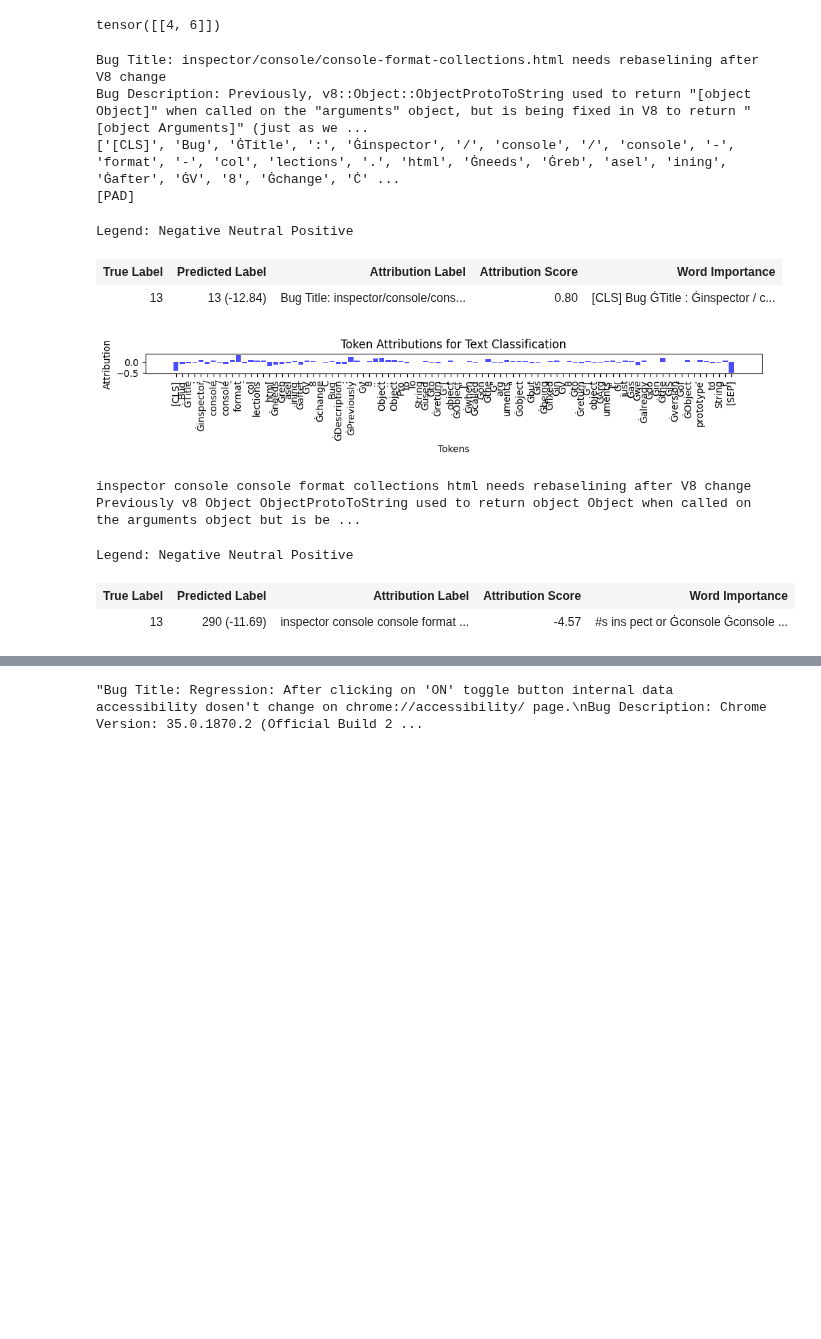
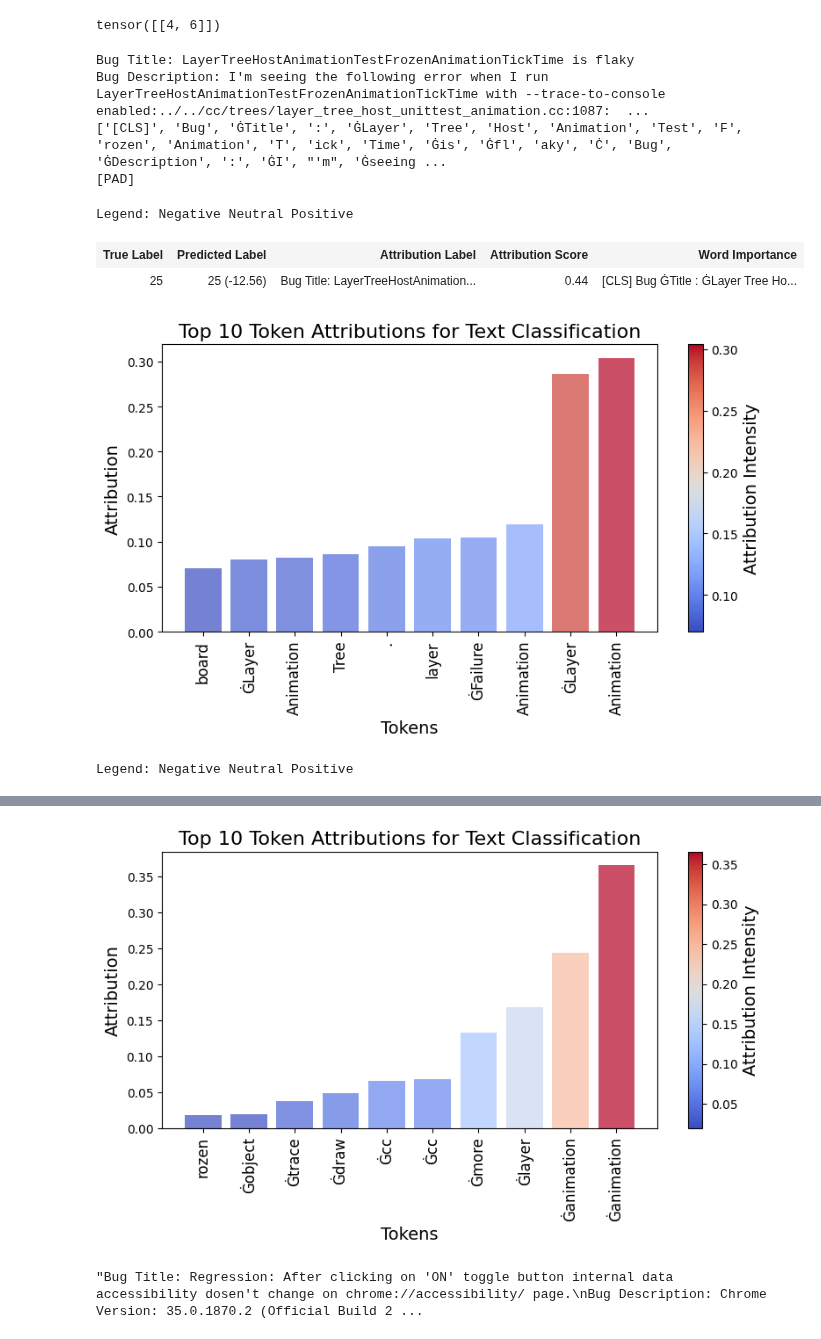
Before and after one commit to afifaniks/triagerX, a Jupyter notebook: notebook/model_interpretation.ipynb, the cells around one changed output, grey strips where cells are left out. Saved outputs shown, nothing was run; the diff lists cells and outputs as text; code cells hidden in the pictures; blank space fills up the shorter version.

Commit message:
Add new plots for token intensity

```diff
--- a/notebook/model_interpretation.ipynb
+++ b/notebook/model_interpretation.ipynb
@@ -722,57 +814,19 @@ def interpret_text_triagerx(text, true_class):
-# %%
-owner_id = 13
-test_data_index = 3
-owner, text, _ = get_data(owner_id, test_data_index)
-print(text)
-interpret_text_triagerx(text, owner_id)
-# %% [output]
-Bug Title: inspector/console/console-format-collections.html needs rebaselining after V8 change
-Bug Description: Previously, v8::Object::ObjectProtoToString used to return "[object Object]" when called on the "arguments" object, but is being fixed in V8 to return "[object Arguments]" (just as we ...
-['[CLS]', 'Bug', 'ĠTitle', ':', 'Ġinspector', '/', 'console', '/', 'console', '-', 'format', '-', 'col', 'lections', '.', 'html', 'Ġneeds', 'Ġreb', 'asel', 'ining', 'Ġafter', 'ĠV', '8', 'Ġchange', 'Ċ' ...
-[PAD]
-Legend: Negative Neutral Positive
-| True Label | Predicted Label | Attribution Label | Attribution Score | Word Importance |
-| 13 | 13 (-12.84) | Bug Title: inspector/console/cons... | 0.80 | [CLS] Bug ĠTitle : Ġinspector / c... |
-[figure, removed]
-# %%
-from captum.attr import visualization as viz
-
-def interpret_text(text, true_class):
-    input_ids, baseline_input_ids, all_tokens = construct_input_and_baseline(text)
-    input_ids = input_ids.to(device)
-    baseline_input_ids = baseline_input_ids.to(device)
-    attributions, delta = lig.attribute(inputs= input_ids,
-                                    baselines= baseline_input_ids,
-                                    return_convergence_delta=True,
-                                    internal_batch_size=1,
-                                    target=true_class
-                                    )
-    attributions_sum = summarize_attributions(attributions)
-
-    all_tokens= [token for token in all_tokens if token != tokenizer.pad_token]
-
-    score_vis = viz.VisualizationDataRecord(
-                        word_attributions = attributions_sum,
-                        pred_prob = torch.max(model_output(input_ids)[0]),
-                        pred_class = torch.argmax(model_output(input_ids)[0]).cpu().numpy(),
-                        true_class = true_class,
-                        attr_class = text,
-                        attr_score = attributions_sum.sum(),
-                        raw_input_ids = all_tokens,
-                        convergence_score = delta)
-
-    viz.visualize_text([score_vis])
 # %%
 model = model.to(device)
 # %%
-owner_id = 13
-test_data_index = 3
-
-owner, _, text = get_data(owner_id, test_data_index)
+owner_id = 25
+test_data_index = 13
+owner, text, text2 = get_data(owner_id, test_data_index)
 print(text)
-interpret_text(text, owner_id)
+interpret_text_triagerx(text, owner_id)
+interpret_text(text2, owner_id)
 # %% [output]
-inspector console console format collections html needs rebaselining after V8 change Previously v8 Object ObjectProtoToString used to return object Object when called on the arguments object but is be ...
+Bug Title: LayerTreeHostAnimationTestFrozenAnimationTickTime is flaky
+Bug Description: I'm seeing the following error when I run LayerTreeHostAnimationTestFrozenAnimationTickTime with --trace-to-console enabled:../../cc/trees/layer_tree_host_unittest_animation.cc:1087:  ...
+['[CLS]', 'Bug', 'ĠTitle', ':', 'ĠLayer', 'Tree', 'Host', 'Animation', 'Test', 'F', 'rozen', 'Animation', 'T', 'ick', 'Time', 'Ġis', 'Ġfl', 'aky', 'Ċ', 'Bug', 'ĠDescription', ':', 'ĠI', "'m", 'Ġseeing ...
+[PAD]
 Legend: Negative Neutral Positive
 | True Label | Predicted Label | Attribution Label | Attribution Score | Word Importance |
-| 13 | 290 (-11.69) | inspector console console format ... | -4.57 | #s ins pect or Ġconsole Ġconsole ... |
+| 25 | 25 (-12.56) | Bug Title: LayerTreeHostAnimation... | 0.44 | [CLS] Bug ĠTitle : ĠLayer Tree Ho... |
+[figure, added]
+Legend: Negative Neutral Positive
@@ -779,3 +835,4 @@ Legend: Negative Neutral Positive
+[figure, added]
 # %%
 text
 # %% [output]
```
Also changed, not shown: parts of 4 cells of this notebook.
